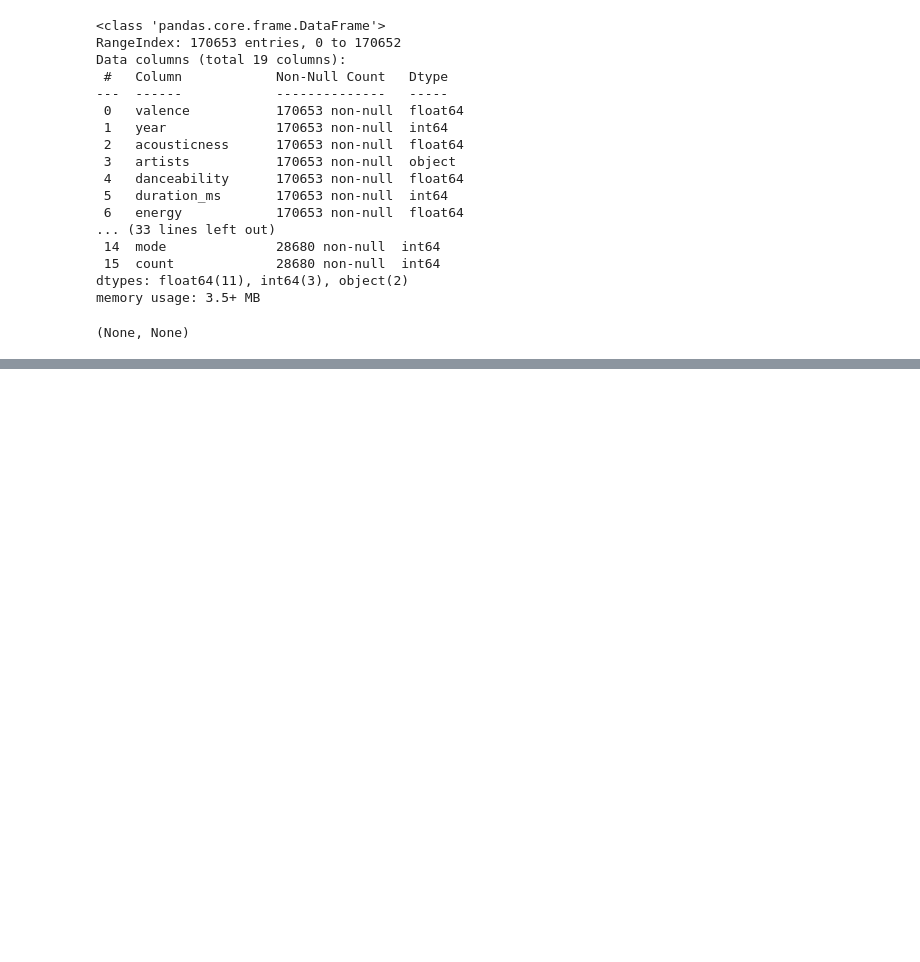
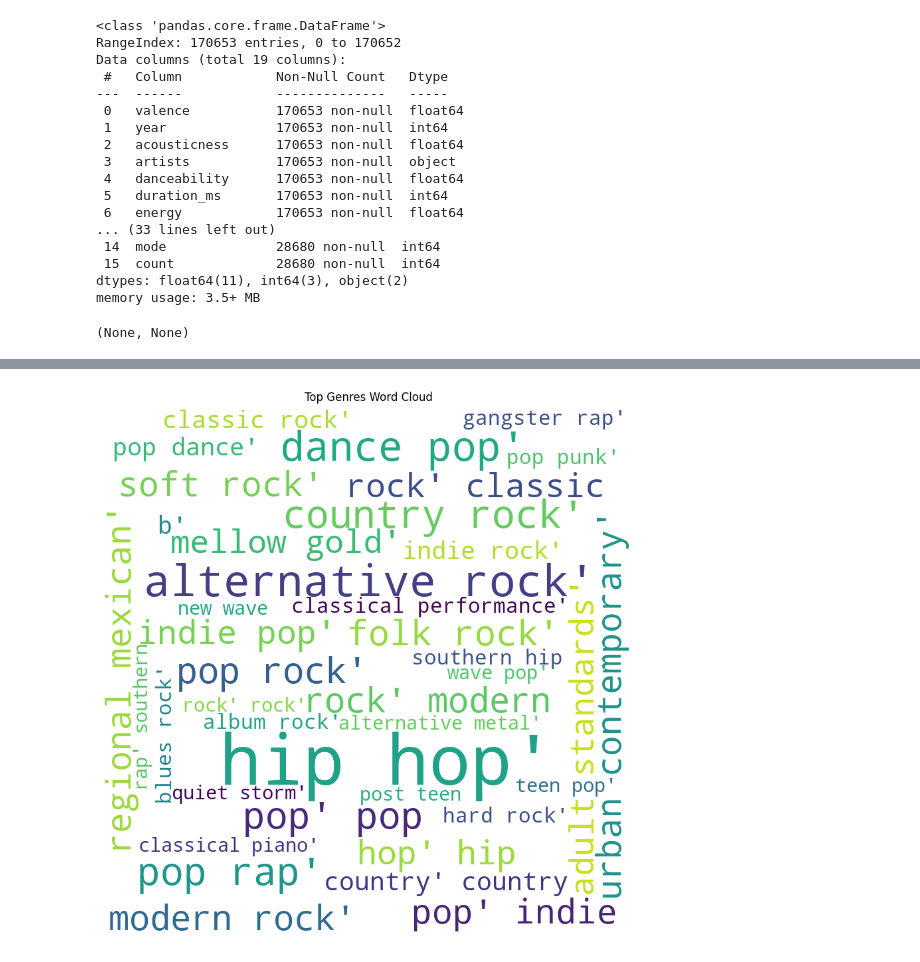
Before and after one commit to Pkorirdarius/SpotifyRecommendation-system, a Jupyter notebook: spotify.ipynb, the cells around one changed output, grey strips where cells are left out. Cells and saved outputs as stored; diff of their text form; code cells hidden in the pictures; blank space fills up the shorter version.

```diff
--- a/spotify.ipynb
+++ b/spotify.ipynb
@@ -55,0 +138,32 @@ data["decade"]= data["year"].apply(lambda x: str(x)[:3]+'0s')
+# %%
+# Flatten genre list if genres are in list format
+if genre_data['genres'].apply(lambda x: isinstance(x, list)).any():
+    genre_text = genre_data.explode('genres')['genres'].dropna().astype(str)
+else:
+    genre_text = genre_data['genres'].dropna().astype(str)
+
+# Combine all genres into one string
+comment_words = ' '.join(genre_text)
+
+# Define stopwords
+stopwords = set(STOPWORDS)
+
+# Generate the word cloud
+wordcloud = WordCloud(
+    width=800,
+    height=800,
+    background_color='white',
+    stopwords=stopwords,
+    max_words=40,
+    min_font_size=10
+).generate(comment_words)
+
+# Display the word cloud
+plt.figure(figsize=(8, 8), facecolor=None)
+plt.imshow(wordcloud, interpolation='bilinear')
+plt.axis('off')
+plt.tight_layout(pad=0)
+plt.title('Top Genres Word Cloud')
+plt.show()
+# %% [output]
+[figure, added]
```
Also changed, not shown: parts of 9 cells of this notebook.
